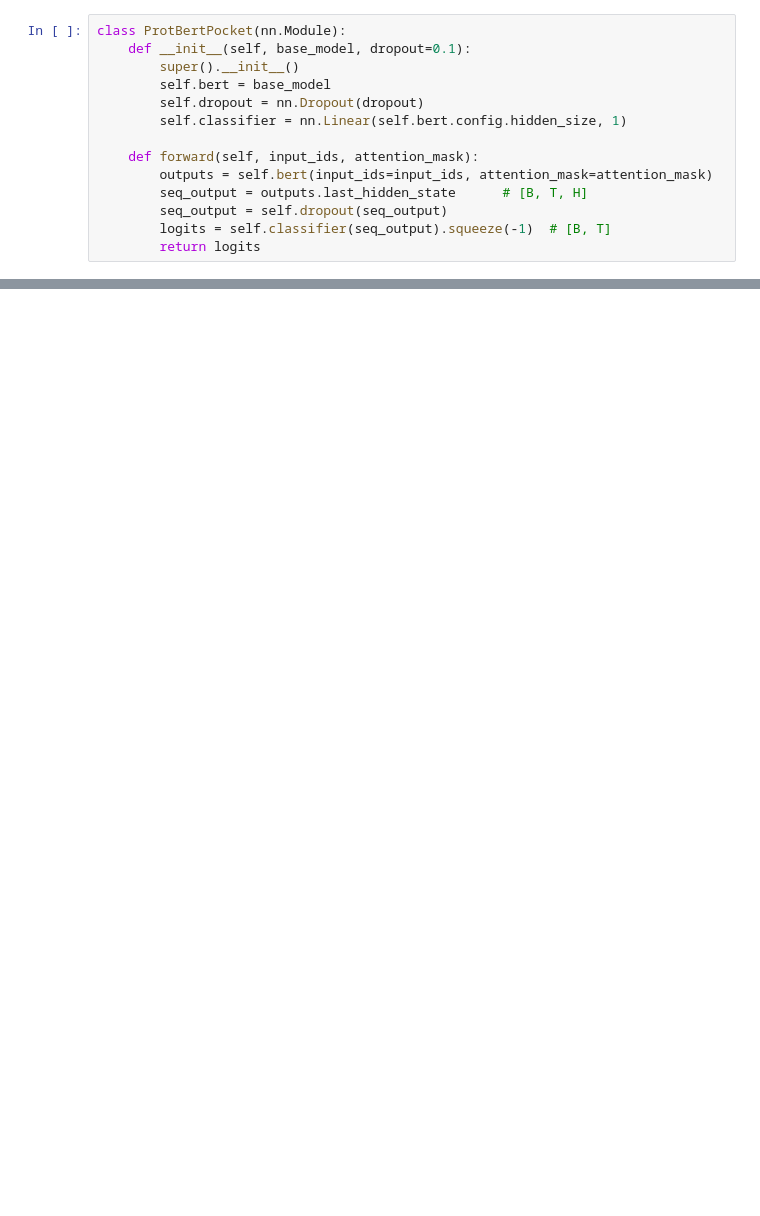
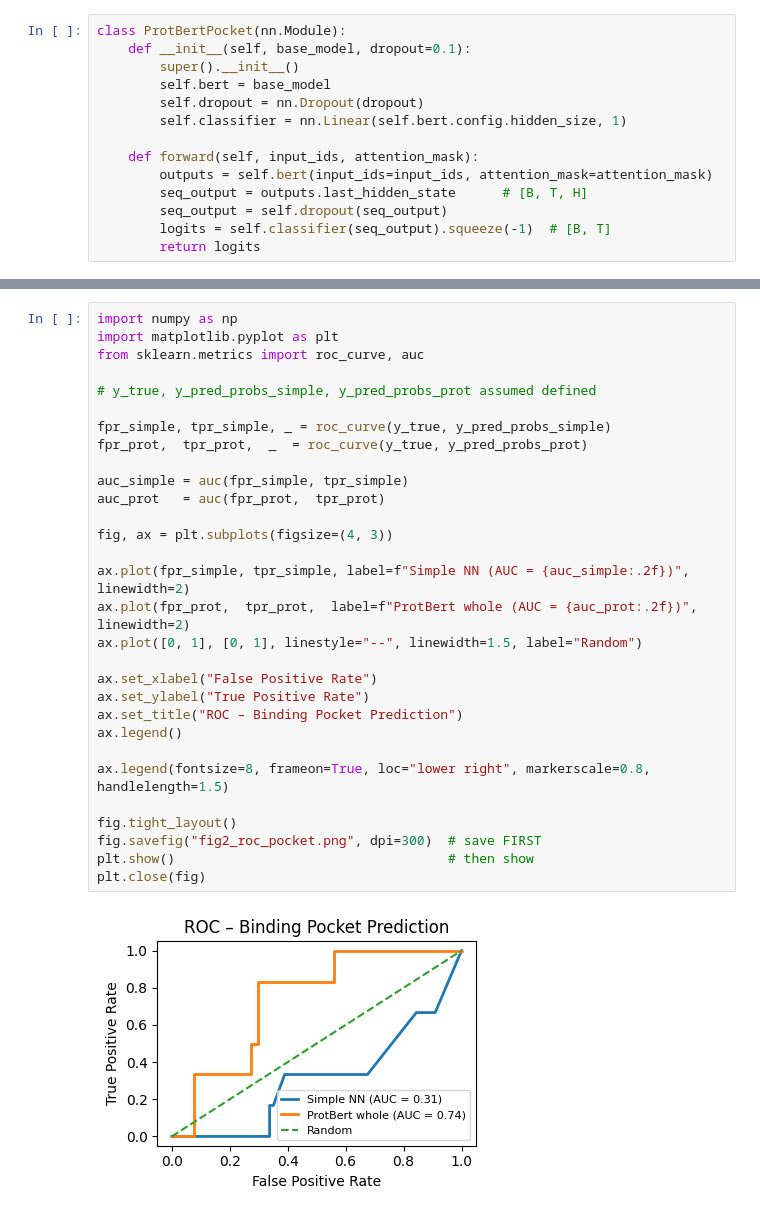
Before and after one commit to cjsmith4/protLLM, a Jupyter notebook: protein_pockets copy.ipynb, the cells around one changed output, grey strips where cells are left out. Drawn from its saved outputs; the diff is of its cells as text; blank space fills up the shorter version.

Commit message:
test whole vs head

```diff
--- a/protein_pockets copy.ipynb
+++ b/protein_pockets copy.ipynb
@@ -1236,0 +2067,32 @@ thr=0.50 -> P=0.004, R=0.167, F1=0.008, predicted+=249
+# %%
+import numpy as np
+import matplotlib.pyplot as plt
+from sklearn.metrics import roc_curve, auc
+
+# y_true, y_pred_probs_simple, y_pred_probs_prot assumed defined
+
+fpr_simple, tpr_simple, _ = roc_curve(y_true, y_pred_probs_simple)
+fpr_prot,  tpr_prot,  _  = roc_curve(y_true, y_pred_probs_prot)
+
+auc_simple = auc(fpr_simple, tpr_simple)
+auc_prot   = auc(fpr_prot,  tpr_prot)
+
+fig, ax = plt.subplots(figsize=(4, 3))
+
+ax.plot(fpr_simple, tpr_simple, label=f"Simple NN (AUC = {auc_simple:.2f})", linewidth=2)
+ax.plot(fpr_prot,  tpr_prot,  label=f"ProtBert whole (AUC = {auc_prot:.2f})", linewidth=2)
+ax.plot([0, 1], [0, 1], linestyle="--", linewidth=1.5, label="Random")
+
+ax.set_xlabel("False Positive Rate")
+ax.set_ylabel("True Positive Rate")
+ax.set_title("ROC – Binding Pocket Prediction")
+ax.legend()
+
+ax.legend(fontsize=8, frameon=True, loc="lower right", markerscale=0.8, handlelength=1.5)
+
+fig.tight_layout()
+fig.savefig("fig2_roc_pocket.png", dpi=300)  # save FIRST
+plt.show()                                   # then show
+plt.close(fig)
+# %% [output]
+[figure, added]
```
Also changed, not shown: parts of 73 cells of this notebook, 3 other files.
